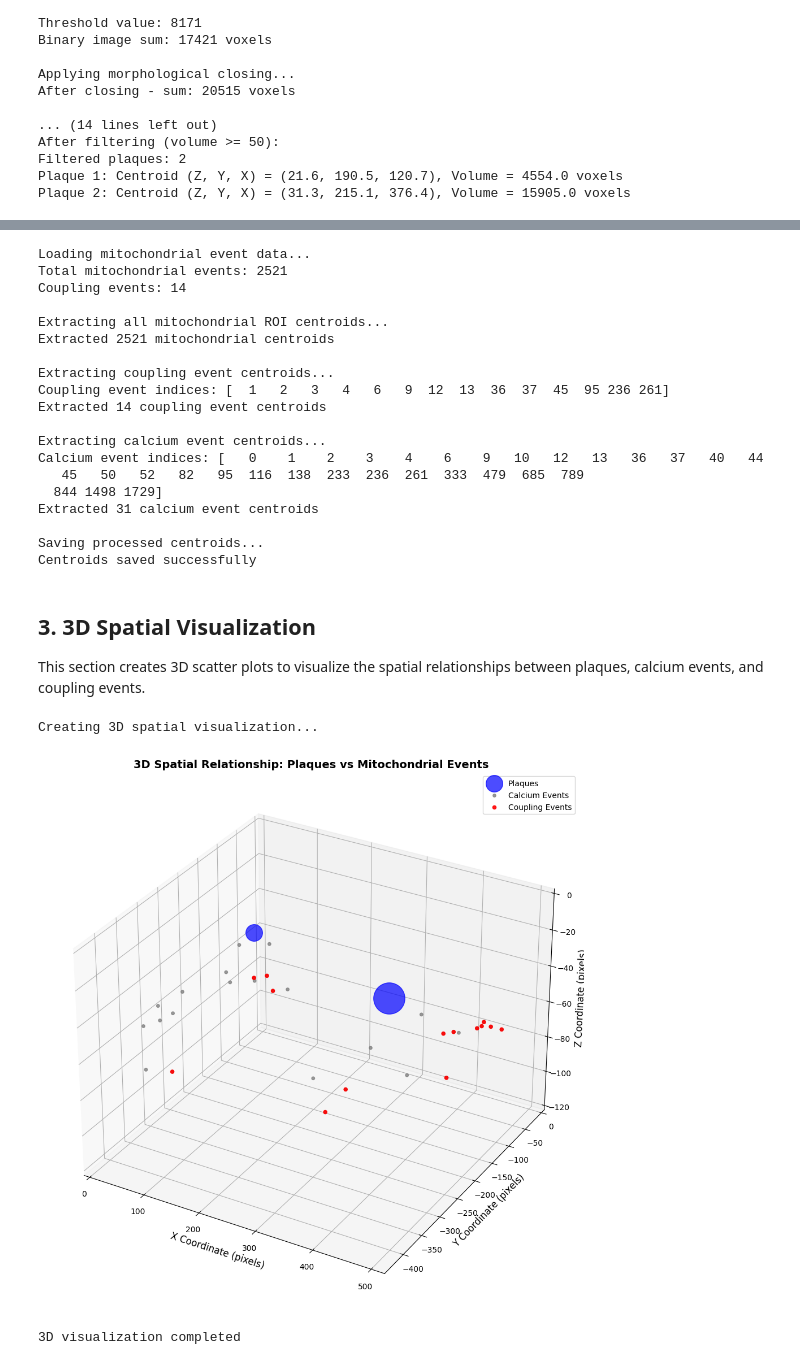
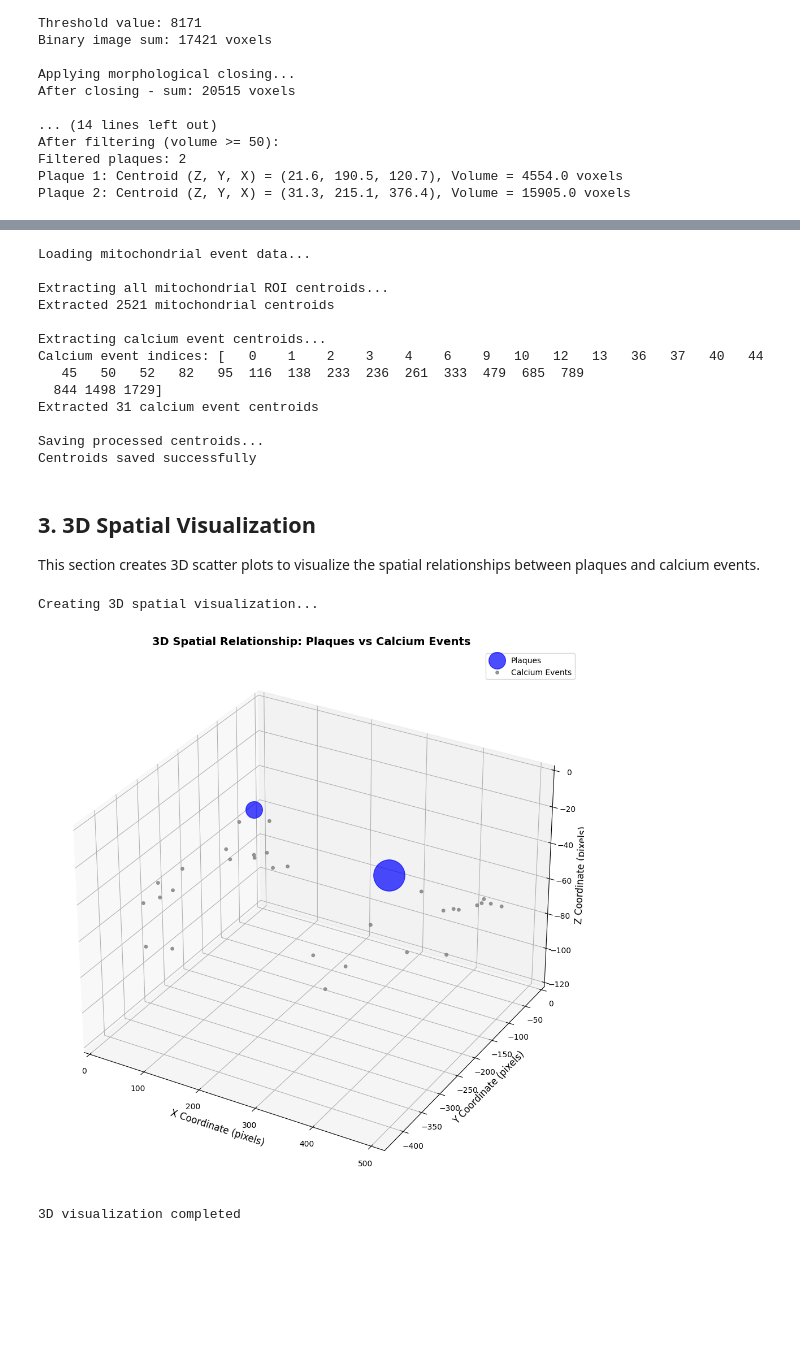
Before and after one commit to zhanghaoyu9931/mito-detect, a Jupyter notebook: plaque_mito_analysis/main.ipynb, the cells around one changed output, grey strips where cells are left out. Cells and saved outputs as stored; diff of their text form; code cells hidden in the pictures; blank space fills up the shorter version.

```diff
--- a/plaque_mito_analysis/main.ipynb
+++ b/plaque_mito_analysis/main.ipynb
@@ -138,13 +137,6 @@ def get_data_from_reference(ref, file, field):
     return data
 
 print("Loading mitochondrial event data...")
-
-# Load coupling event indicators
-with h5py.File(f'{mito_input_dir}/has_coupling.mat', 'r') as file:
-    has_coupling = np.array(file['has_coupling']).flatten()
-
-print(f"Total mitochondrial events: {len(has_coupling)}")
-print(f"Coupling events: {np.sum(has_coupling)}")
 
 # Load mitochondrial statistics
 with h5py.File(f'{mito_input_dir}/mito_stat.mat', 'r') as file:
@@ -175,25 +167,6 @@ with h5py.File(f'{mito_input_dir}/mito_stat.mat', 'r') as file:
     mito_centroids = np.array(mito_centroids)
     print(f"Extracted {len(mito_centroids)} mitochondrial centroids")
 
-    # Extract centroids for coupling events only
-    print("\nExtracting coupling event centroids...")
-    coupling_indices = np.where(has_coupling == 1)[0]
-    print(f"Coupling event indices: {coupling_indices}")
-
-    couple_centroids = []
-    for idx in coupling_indices:
-        struct_ref = mito_stat[idx, 0]
-        couple_x_coords = get_data_from_reference(struct_ref, refs, 'xpix')
-        couple_y_coords = get_data_from_reference(struct_ref, refs, 'ypix')
-
-        # Calculate centroid
-        couple_centroid_x_2d = np.mean(couple_x_coords)
-        couple_centroid_y_2d = np.mean(couple_y_coords)
-        couple_centroids.append([couple_centroid_x_2d, couple_centroid_y_2d])
-
-    couple_centroids = np.array(couple_centroids)
-    print(f"Extracted {len(couple_centroids)} coupling event centroids")
-
     # Extract centroids for calcium events
     print("\nExtracting calcium event centroids...")
     mat_data = scipy.io.loadmat(f'{mito_input_dir}/Label.mat')
@@ -216,22 +189,15 @@ with h5py.File(f'{mito_input_dir}/mito_stat.mat', 'r') as file:
     calcase_centroids = np.array(calcase_centroids)
     print(f"Extracted {len(calcase_centroids)} calcium event centroids")
 
-    # Save processed centroids to MAT files
+    # Save processed centroids to MAT file
     print("\nSaving processed centroids...")
-    savemat(f'{mito_input_dir}/couple_centroids.mat', {'couple_centroids': couple_centroids})
     savemat(f'{mito_input_dir}/calcase_centroids.mat', {'calcase_centroids': calcase_centroids})
     print("Centroids saved successfully")
 # %% [output]
 Loading mitochondrial event data...
-Total mitochondrial events: 2521
-Coupling events: 14
 
 Extracting all mitochondrial ROI centroids...
 Extracted 2521 mitochondrial centroids
-
-Extracting coupling event centroids...
-Coupling event indices: [  1   2   3   4   6   9  12  13  36  37  45  95 236 261]
-Extracted 14 coupling event centroids
 
 Extracting calcium event centroids...
 Calcium event indices: [   0    1    2    3    4    6    9   10   12   13   36   37   40   44
@@ -244,7 +210,7 @@ Centroids saved successfully
 # %% [markdown]
 ## 3. 3D Spatial Visualization
 
-This section creates 3D scatter plots to visualize the spatial relationships between plaques, calcium events, and coupling events.
+This section creates 3D scatter plots to visualize the spatial relationships between plaques and calcium events.
 # %%
 # Create 3D visualization of spatial relationships
 print("Creating 3D spatial visualization...")
@@ -282,44 +248,34 @@ if len(calcase_centroids) > 0:
               s=15,
               alpha=0.8,
               label='Calcium Events')
 
-# Plot coupling events (red points)
-if len(couple_centroids) > 0:
-    ax.scatter(couple_centroids[:, 0],
-              -couple_centroids[:, 1],
-              -z_position,
-              color='red',
-              s=20,
-              alpha=0.9,
-              label='Coupling Events')
-
 # Configure plot appearance
 ax.set_xlabel('X Coordinate (pixels)', fontsize=12)
 ax.set_ylabel('Y Coordinate (pixels)', fontsize=12)
 ax.set_zlabel('Z Coordinate (pixels)', fontsize=12)
-ax.set_title('3D Spatial Relationship: Plaques vs Mitochondrial Events', fontsize=14, fontweight='bold')
+ax.set_title('3D Spatial Relationship: Plaques vs Calcium Events', fontsize=14, fontweight='bold')
 
 # Invert Y and Z axes to match image coordinate system
 ax.invert_yaxis()
 ax.invert_zaxis()
 
 # Set axis limits for better visualization
 ax.set_xlim([0, 512])
 ax.set_ylim([-440, 0])
 ax.set_zlim([-120, 0])
 
 # Add legend
 ax.legend()
 
 # Add grid for better spatial reference
 ax.grid(True, alpha=0.3)
 
 plt.tight_layout()
 plt.show()
 
 print("3D visualization completed")
 # %% [output]
 Creating 3D spatial visualization...
-[figure, old version]
+[figure, new version]
 3D visualization completed
 # %% [markdown]
```
Also changed, not shown: parts of 7 cells of this notebook, 1 other file.
